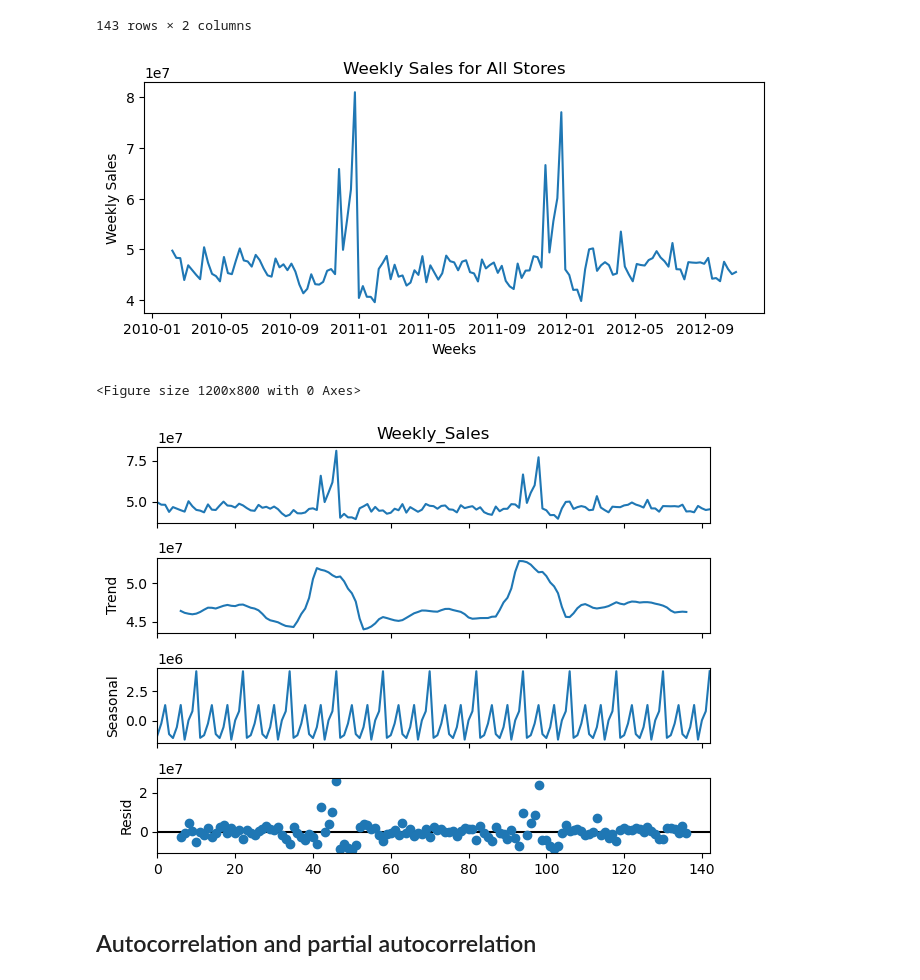
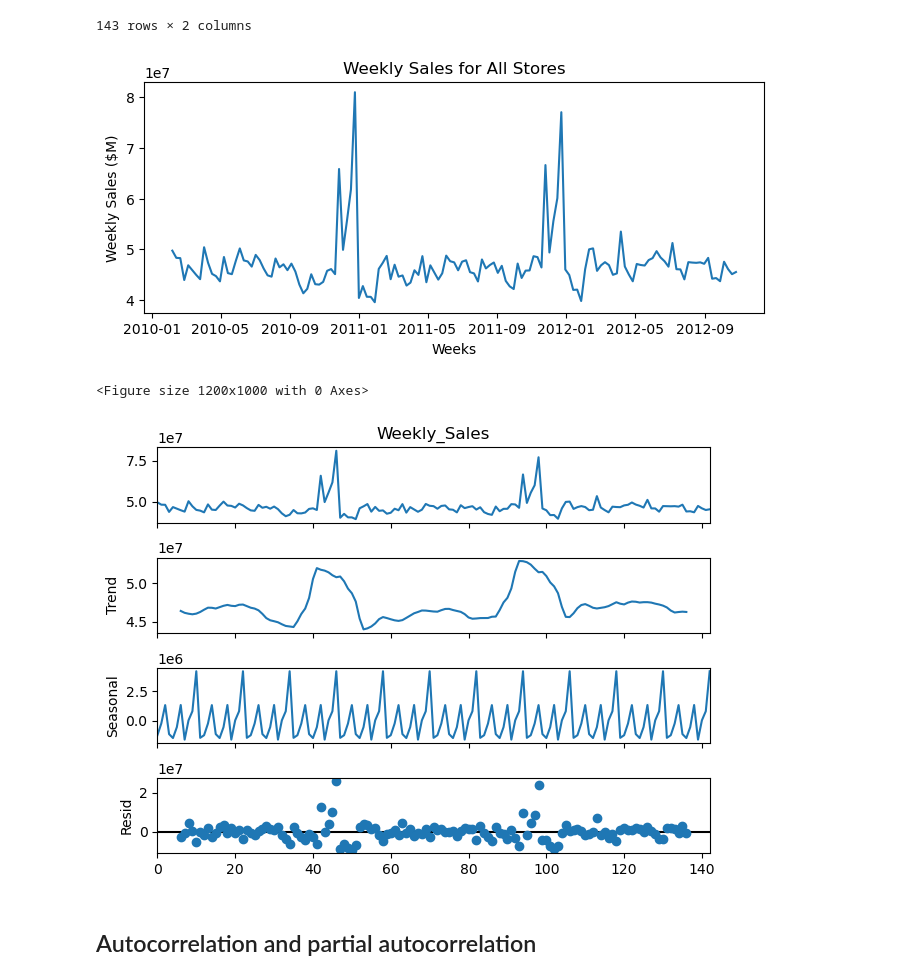
Before and after one commit to johngilheany/store-sales-forecasting, a Jupyter notebook: 02 - EDA.ipynb, the cells around one changed output. Drawn from its saved outputs; the diff is of its cells as text; code cells hidden in the pictures.

```diff
--- a/02 - EDA.ipynb
+++ b/02 - EDA.ipynb
@@ -98,19 +98,21 @@ total_store_sales
 # %%
 plt.figure(figsize = (8,3))
 # plt.plot(total_store_sales.Weekly_Sales)
 plt.plot(total_store_sales.Date, total_store_sales.Weekly_Sales)
-plt.ylabel('Weekly Sales')
+plt.ylabel('Weekly Sales ($M)')
 plt.xlabel('Weeks')
-plt.title('Weekly Sales for All Stores');
+plt.title('Weekly Sales for All Stores')
+plt.savefig('imgs/weekly_sales_all_stores.png', dpi = 192);
 # %% [output]
-[figure, old version]
+[figure, new version]
 # %%
 # total_store_sales = df.groupby('Date')['Weekly_Sales'].sum().to_frame()
-plt.figure(figsize=(12, 8))
+plt.figure(figsize=(12, 10))
 decomp = seasonal_decompose(total_store_sales['Weekly_Sales'], model='additive', period=12)
-decomp.plot();
+decomp.plot()
+plt.savefig('imgs/seasonal_decomp.png', dpi = 192);
 # %% [output]
-<Figure size 1200x800 with 0 Axes>
+<Figure size 1200x1000 with 0 Axes>
 [figure]
 # %% [markdown]
 ## Autocorrelation and partial autocorrelation
```
Also changed, not shown: parts of 4 cells of this notebook, 18 other files.
